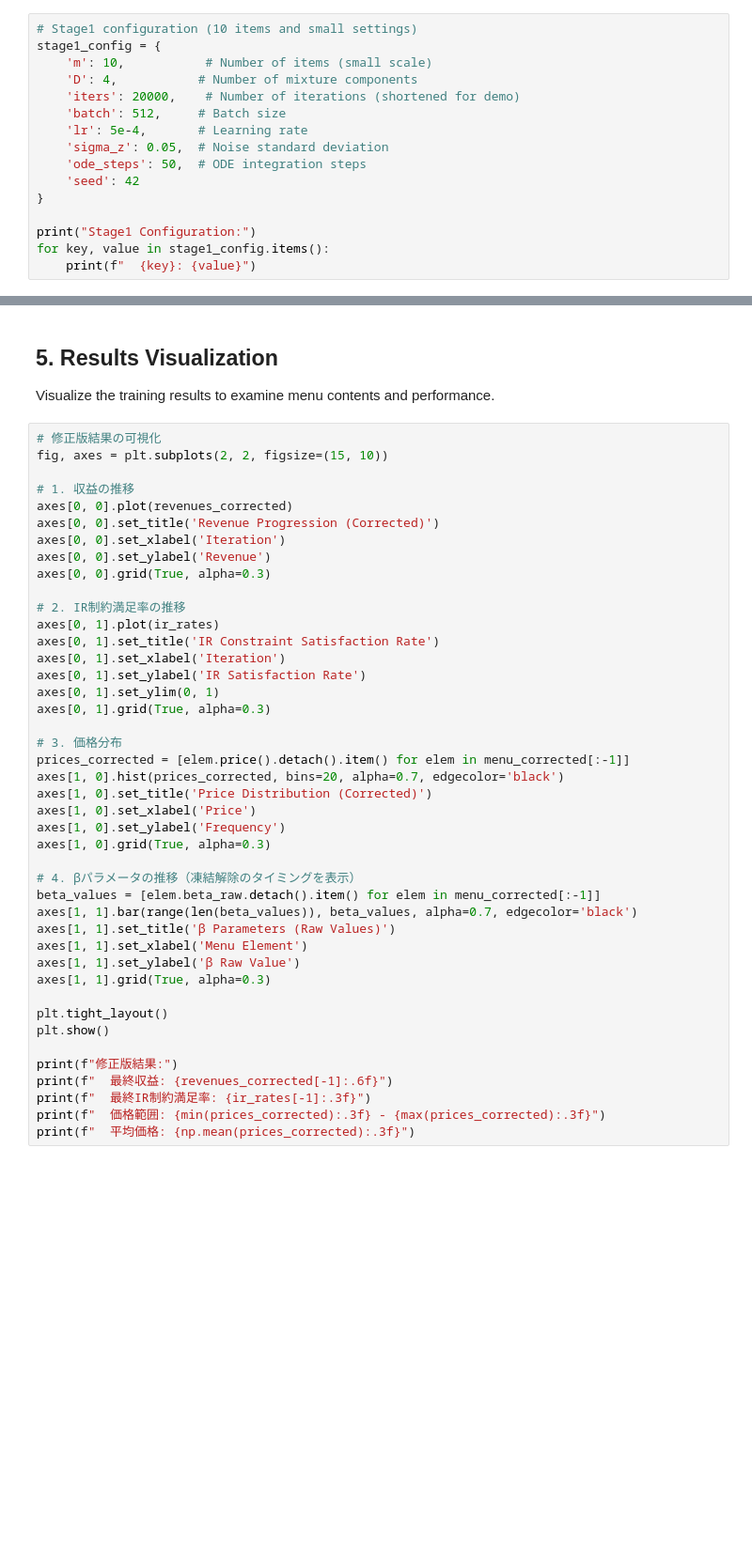
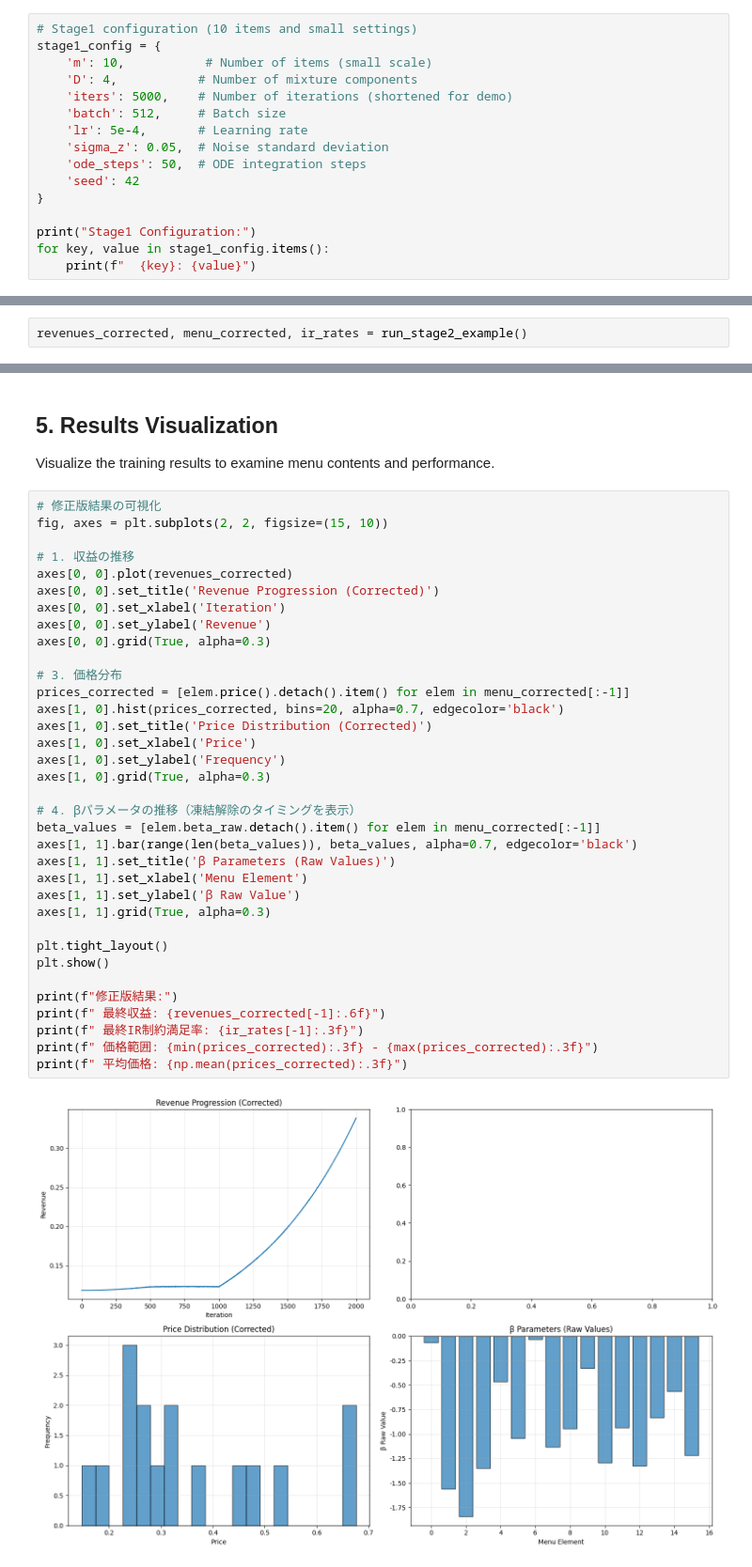
Before and after one commit to KoshiHarashima/bundle-flow, a Jupyter notebook: BundleFlow.ipynb, the cells around one changed output, grey strips where cells are left out. Shown at 94% size. Saved outputs shown, nothing was run; the diff lists cells and outputs as text; blank space fills up the shorter version.

```diff
--- a/BundleFlow.ipynb
+++ b/BundleFlow.ipynb
@@ -159,7 +159,7 @@ Train the velocity field network to learn the transformation from continuous var
 stage1_config = {
     'm': 10,           # Number of items (small scale)
     'D': 4,           # Number of mixture components
-    'iters': 20000,    # Number of iterations (shortened for demo)
+    'iters': 5000,    # Number of iterations (shortened for demo)
     'batch': 512,     # Batch size
     'lr': 5e-4,       # Learning rate
     'sigma_z': 0.05,  # Noise standard deviation
@@ -815,0 +694,2 @@ revenues_corrected, menu_corrected, ir_rates = run_corrected_gpu_training()
+# %%
+revenues_corrected, menu_corrected, ir_rates = run_stage2_example()
@@ -821,42 +719,36 @@ Visualize the training results to examine menu contents and performance.
 # 修正版結果の可視化
 fig, axes = plt.subplots(2, 2, figsize=(15, 10))
 
 # 1. 収益の推移
 axes[0, 0].plot(revenues_corrected)
 axes[0, 0].set_title('Revenue Progression (Corrected)')
 axes[0, 0].set_xlabel('Iteration')
 axes[0, 0].set_ylabel('Revenue')
 axes[0, 0].grid(True, alpha=0.3)
-
-# 2. IR制約満足率の推移
-axes[0, 1].plot(ir_rates)
-axes[0, 1].set_title('IR Constraint Satisfaction Rate')
-axes[0, 1].set_xlabel('Iteration')
-axes[0, 1].set_ylabel('IR Satisfaction Rate')
-axes[0, 1].set_ylim(0, 1)
-axes[0, 1].grid(True, alpha=0.3)
 
 # 3. 価格分布
 prices_corrected = [elem.price().detach().item() for elem in menu_corrected[:-1]]
 axes[1, 0].hist(prices_corrected, bins=20, alpha=0.7, edgecolor='black')
 axes[1, 0].set_title('Price Distribution (Corrected)')
 axes[1, 0].set_xlabel('Price')
 axes[1, 0].set_ylabel('Frequency')
 axes[1, 0].grid(True, alpha=0.3)
 
 # 4. βパラメータの推移（凍結解除のタイミングを表示）
 beta_values = [elem.beta_raw.detach().item() for elem in menu_corrected[:-1]]
 axes[1, 1].bar(range(len(beta_values)), beta_values, alpha=0.7, edgecolor='black')
 axes[1, 1].set_title('β Parameters (Raw Values)')
 axes[1, 1].set_xlabel('Menu Element')
 axes[1, 1].set_ylabel('β Raw Value')
 axes[1, 1].grid(True, alpha=0.3)
 
 plt.tight_layout()
 plt.show()
 
 print(f"修正版結果:")
-print(f"  最終収益: {revenues_corrected[-1]:.6f}")
-print(f"  最終IR制約満足率: {ir_rates[-1]:.3f}")
-print(f"  価格範囲: {min(prices_corrected):.3f} - {max(prices_corrected):.3f}")
-print(f"  平均価格: {np.mean(prices_corrected):.3f}")
+print(f" 最終収益: {revenues_corrected[-1]:.6f}")
+print(f" 最終IR制約満足率: {ir_rates[-1]:.3f}")
+print(f" 価格範囲: {min(prices_corrected):.3f} - {max(prices_corrected):.3f}")
+print(f" 平均価格: {np.mean(prices_corrected):.3f}")
+# %% [output]
+[figure, added]
```
Also changed, not shown: parts of 29 cells of this notebook.
